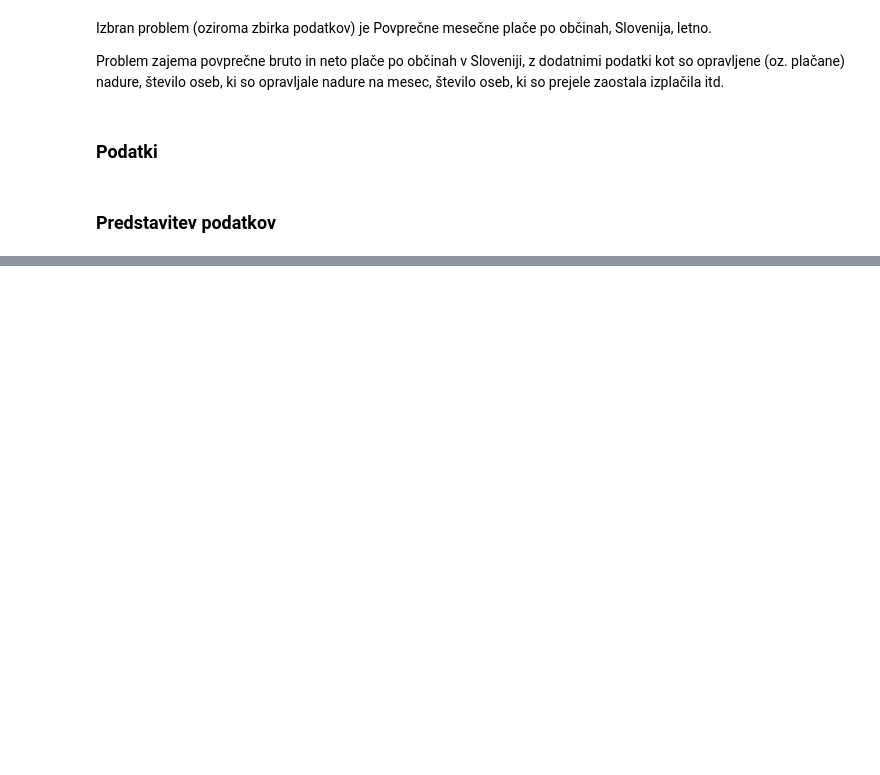
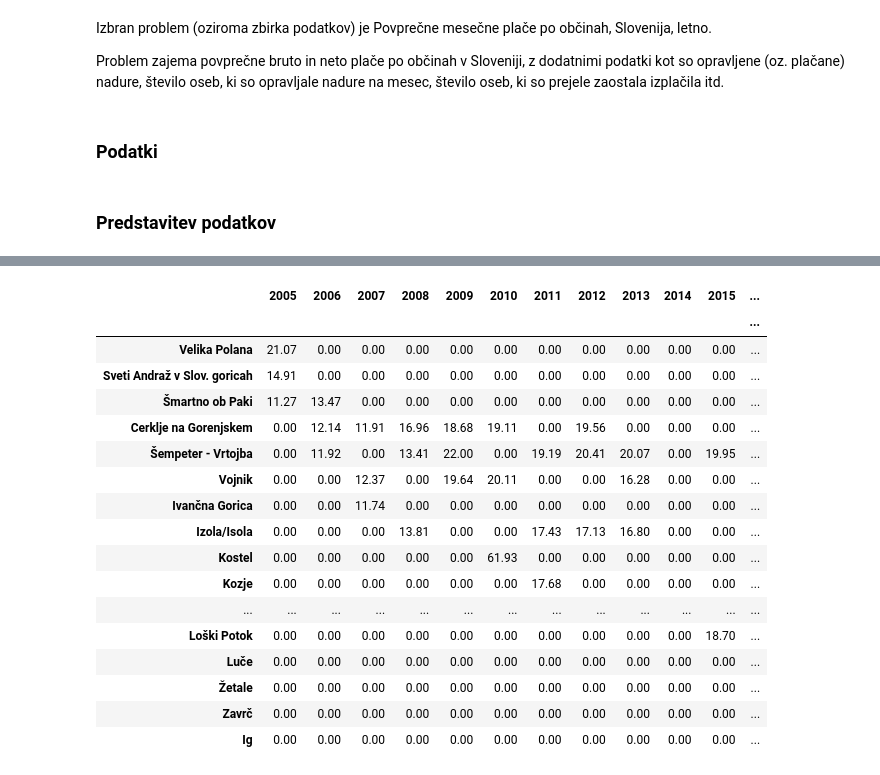
Before and after one commit to BlueVulture/DRAGU, a Jupyter notebook: report.ipynb, the cells around one changed output, grey strips where cells are left out. Saved outputs shown, nothing was run; the diff lists cells and outputs as text; code cells hidden in the pictures; blank space fills up the shorter version.

```diff
--- a/report.ipynb
+++ b/report.ipynb
@@ -89,0 +104,53 @@ df.style.apply(h_max).apply(h_max2).apply(h_max3).format('{0:,.2f}')
+# %%
+df = pd.DataFrame(columns=range(2005, 2020))
+df.insert(0, "", "")
+df = df.set_index("")
+
+for l in range(2005, 2020):
+    cache = povpPlacaNadure.sort_values(l, ascending=0)
+
+    for i in range(0, 3):
+        if(cache.iloc[:, 0].index[i] not in df.index):
+            df = df.append(cache.iloc[i, :])
+
+
+for l in range(2005, 2020):
+    cache = povpPlacaNadure.sort_values(l, ascending=0)
+
+    for i in range(0, len(df.index)):
+        if(df.iloc[i, l-2005] not in cache[l].head(3).values):
+            df.at[df.iloc[:, 0].index[i], l] = 0
+
+def h_max(s):
+    is_max = s == s.max()
+    return ['background-color: #FF6200' if v else '' for v in is_max]
+
+def h_max2(s):
+    is_max = s == s.nlargest(3).to_numpy()[1]
+    return ['background-color: #FD9346' if v else '' for v in is_max]
+
+def h_max3(s):
+    is_max = s == s.nlargest(3).to_numpy()[2]
+    return ['background-color: #FDB777' if v else '' for v in is_max]
+
+df = df.round(2)
+df.style.apply(h_max).apply(h_max2).apply(h_max3).format('{0:,.2f}')
+# %% [output]
+|  | 2005 | 2006 | 2007 | 2008 | 2009 | 2010 | 2011 | 2012 | 2013 | 2014 | 2015 | ... |
+|  |  |  |  |  |  |  |  |  |  |  |  | ... |
+| Velika Polana | 21.07 | 0.00 | 0.00 | 0.00 | 0.00 | 0.00 | 0.00 | 0.00 | 0.00 | 0.00 | 0.00 | ... |
+| Sveti Andraž v Slov. goricah | 14.91 | 0.00 | 0.00 | 0.00 | 0.00 | 0.00 | 0.00 | 0.00 | 0.00 | 0.00 | 0.00 | ... |
+| Šmartno ob Paki | 11.27 | 13.47 | 0.00 | 0.00 | 0.00 | 0.00 | 0.00 | 0.00 | 0.00 | 0.00 | 0.00 | ... |
+| Cerklje na Gorenjskem | 0.00 | 12.14 | 11.91 | 16.96 | 18.68 | 19.11 | 0.00 | 19.56 | 0.00 | 0.00 | 0.00 | ... |
+| Šempeter - Vrtojba | 0.00 | 11.92 | 0.00 | 13.41 | 22.00 | 0.00 | 19.19 | 20.41 | 20.07 | 0.00 | 19.95 | ... |
+| Vojnik | 0.00 | 0.00 | 12.37 | 0.00 | 19.64 | 20.11 | 0.00 | 0.00 | 16.28 | 0.00 | 0.00 | ... |
+| Ivančna Gorica | 0.00 | 0.00 | 11.74 | 0.00 | 0.00 | 0.00 | 0.00 | 0.00 | 0.00 | 0.00 | 0.00 | ... |
+| Izola/Isola | 0.00 | 0.00 | 0.00 | 13.81 | 0.00 | 0.00 | 17.43 | 17.13 | 16.80 | 0.00 | 0.00 | ... |
+| Kostel | 0.00 | 0.00 | 0.00 | 0.00 | 0.00 | 61.93 | 0.00 | 0.00 | 0.00 | 0.00 | 0.00 | ... |
+| Kozje | 0.00 | 0.00 | 0.00 | 0.00 | 0.00 | 0.00 | 17.68 | 0.00 | 0.00 | 0.00 | 0.00 | ... |
+| ... | ... | ... | ... | ... | ... | ... | ... | ... | ... | ... | ... | ... |
+| Loški Potok | 0.00 | 0.00 | 0.00 | 0.00 | 0.00 | 0.00 | 0.00 | 0.00 | 0.00 | 0.00 | 18.70 | ... |
+| Luče | 0.00 | 0.00 | 0.00 | 0.00 | 0.00 | 0.00 | 0.00 | 0.00 | 0.00 | 0.00 | 0.00 | ... |
+| Žetale | 0.00 | 0.00 | 0.00 | 0.00 | 0.00 | 0.00 | 0.00 | 0.00 | 0.00 | 0.00 | 0.00 | ... |
+| Zavrč | 0.00 | 0.00 | 0.00 | 0.00 | 0.00 | 0.00 | 0.00 | 0.00 | 0.00 | 0.00 | 0.00 | ... |
+| Ig | 0.00 | 0.00 | 0.00 | 0.00 | 0.00 | 0.00 | 0.00 | 0.00 | 0.00 | 0.00 | 0.00 | ... |
```
Also changed, not shown: parts of 4 cells of this notebook, 2 other files.
